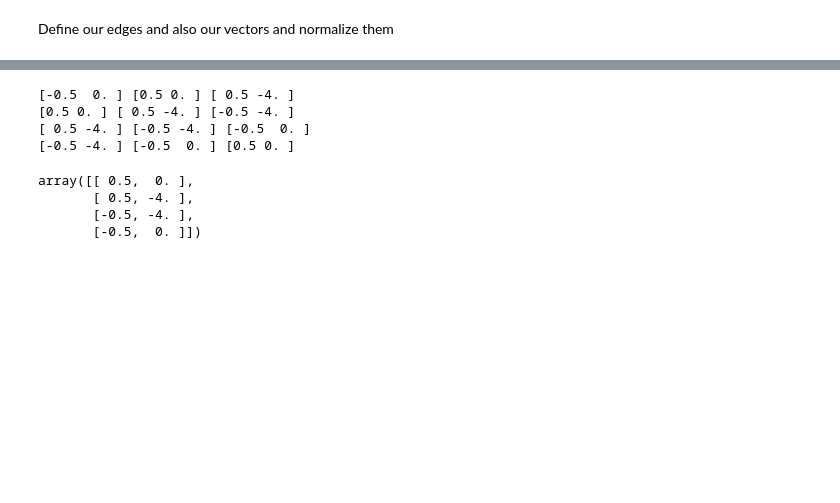
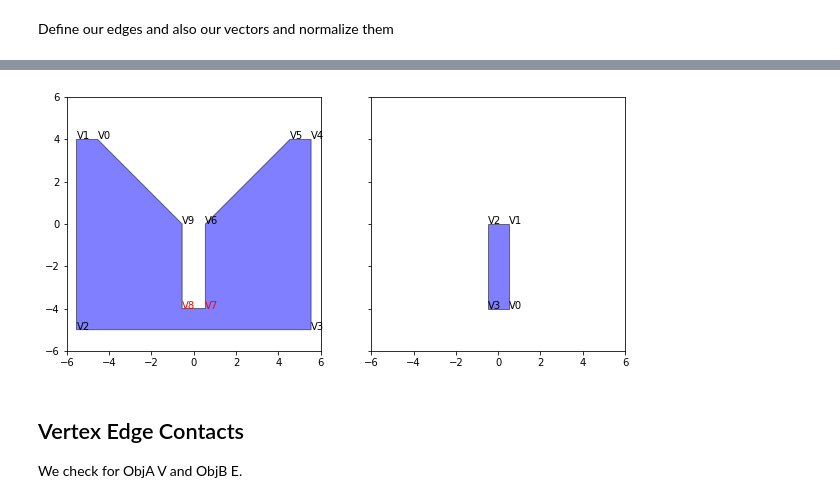
Before and after one commit to fernardz/ContactStateGeneration, a Jupyter notebook: Pt1 Contact States/Investigation.ipynb, the cells around one changed output, grey strips where cells are left out. Saved outputs shown, nothing was run; the diff lists cells and outputs as text; code cells hidden in the pictures; blank space fills up the shorter version.

```diff
--- a/Pt1 Contact States/Investigation.ipynb
+++ b/Pt1 Contact States/Investigation.ipynb
@@ -239,18 +265,0 @@ ax.set_aspect('equal','box')
-# %%
-for i in range(len(VertB)):
-  x1=np.take(ObjB['Vertices'],i-1, axis=0, mode='wrap')
-  x2=np.take(ObjB['Vertices'],i, axis=0, mode='wrap')
-  x3=np.take(ObjB['Vertices'],i+1, axis=0, mode='wrap')
-  print(x1,x2,x3)
-# %% [output]
-[-0.5  0. ] [0.5 0. ] [ 0.5 -4. ]
-[0.5 0. ] [ 0.5 -4. ] [-0.5 -4. ]
-[ 0.5 -4. ] [-0.5 -4. ] [-0.5  0. ]
-[-0.5 -4. ] [-0.5  0. ] [0.5 0. ]
-# %%
-ObjB['Vertices']
-# %% [output]
-array([[ 0.5,  0. ],
-       [ 0.5, -4. ],
-       [-0.5, -4. ],
-       [-0.5,  0. ]])
@@ -256,0 +287,49 @@ array([[ 0.5,  0. ],
+# %%
+ConcaveListA=get_concave(ObjA)
+ConcaveListB=get_concave(ObjB)
+
+ObjA['Concave']=ConcaveListA
+ObjB['Concave']=ConcaveListB
+# %%
+fig, axs= plt.subplots(1,2, sharey=True, figsize=(10,10))
+
+ax=axs[0]
+polygonA = Polygon(ObjA['Vertices'])
+patchA = PolygonPatch(polygonA, fc="b", alpha=0.5)
+
+for n, ((x,y),Clist) in enumerate(zip(ObjA['Vertices'],ConcaveListA)):
+    if Clist<=0:
+        ax.text(x,y,'V{}'.format(n),color='red')
+    else:
+        ax.text(x,y,'V{}'.format(n))
+
+
+
+ax1=axs[1]
+polygonB = Polygon(ObjB['Vertices'])
+patchB = PolygonPatch(polygonB, fc="b", alpha=0.5)
+
+for n, ((x,y),Clist) in enumerate(zip(ObjB['Vertices'],ConcaveListB)):
+    if Clist<=0:
+        ax1.text(x,y,'V{}'.format(n),color='red')
+    else:
+        ax1.text(x,y,'V{}'.format(n))
+
+ax1.add_patch(patchB)
+ax1.set_aspect('equal')
+
+ax.add_patch(patchA)
+
+ax.set_xbound(-6,6)
+ax.set_ybound(-6,6)
+ax1.set_xbound(-6,6)
+ax1.set_ybound(-6,6)
+
+
+ax.set_aspect('equal')
+# %% [output]
+[figure, added]
+# %% [markdown]
+## Vertex Edge Contacts
+
+We check for ObjA V and ObjB E.
```
Also changed, not shown: parts of 32 cells of this notebook.
